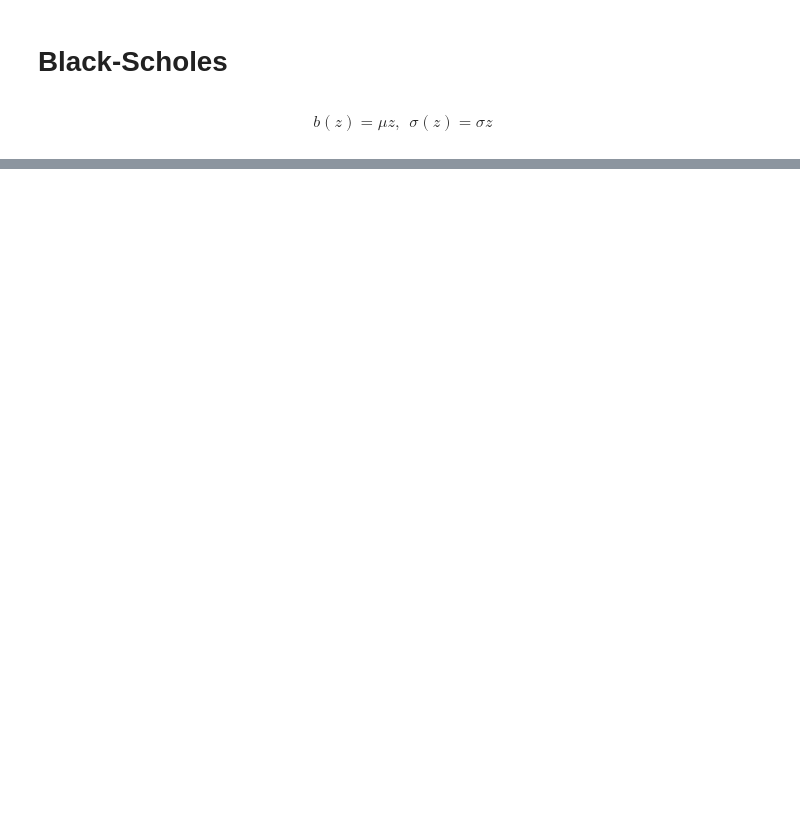
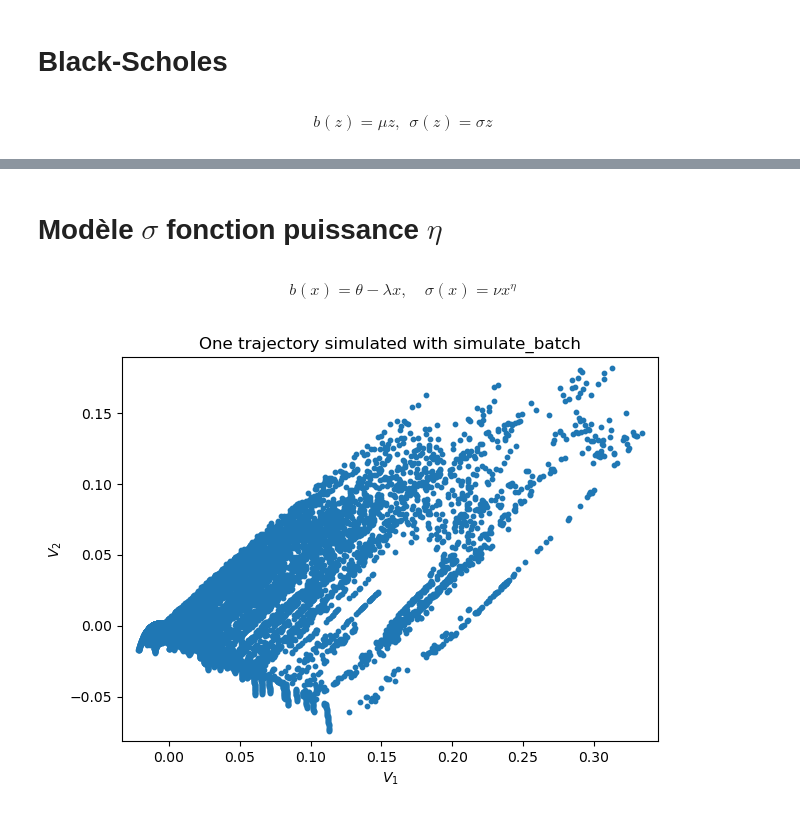
Before and after one commit to maxence2508/stage-cermics, a Jupyter notebook: state-spaces.ipynb, the cells around one changed output, grey strips where cells are left out. Drawn from its saved outputs; the diff is of its cells as text; code cells hidden in the pictures; blank space fills up the shorter version.

Commit message:
ajout modele sigma fonction puissance

```diff
--- a/state-spaces.ipynb
+++ b/state-spaces.ipynb
@@ -543,0 +544,37 @@ plt.show()
+# %% [markdown]
+# Modèle $\sigma$ fonction puissance $\eta$
+# %% [markdown]
+$$b(x) = \theta - \lambda x, \quad \sigma(x) = \nu x^{\eta}$$
+# %%
+eta = 0.1
+lam = 0.3
+nu = 0.3
+V0 = 0.02
+theta = 0.02
+
+def b(z):
+    return theta - lam * z
+
+def sigma(z):
+    return nu * (np.maximum(z,0))**eta
+# %%
+v0 = 0.001*(1/x)
+V_0 = np.array([0,0])
+# %%
+# === Simulation ===
+trajectories = simulate_batch(V_0, v0, b, sigma, x, w, N, n, T, num_simulations)
+# %%
+# Extraire la trajectoire 0 (la seule ici)
+V = trajectories[:, 0, :]  # shape: (n, 2)
+
+# Tracé des points uniquement (pas de lignes)
+plt.scatter(V[:, 0], V[:, 1], s=10)
+
+plt.xlabel(r"$V_1$")
+plt.ylabel(r"$V_2$")
+plt.title("One trajectory simulated with simulate_batch")
+plt.axis("equal")
+plt.tight_layout()
+plt.show()
+# %% [output]
+[figure, added]
```
Also changed, not shown: parts of 11 cells of this notebook.
